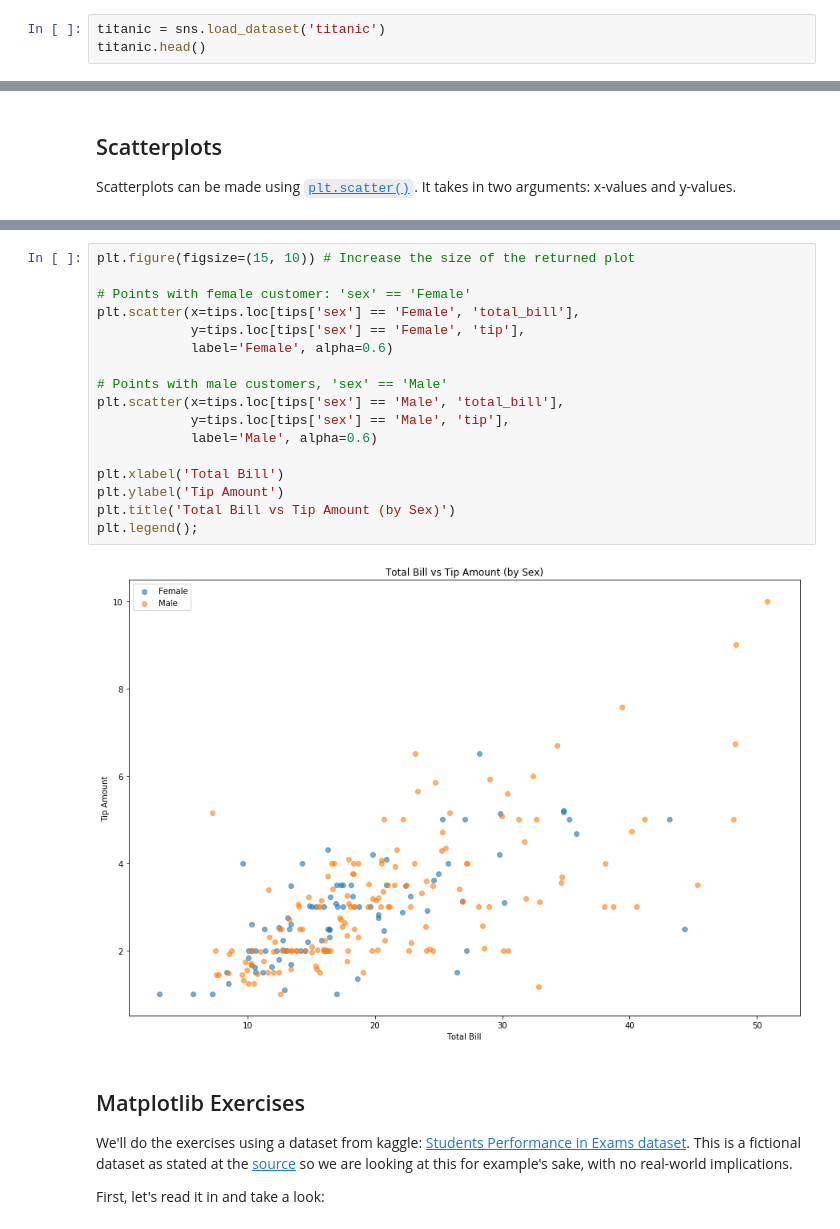
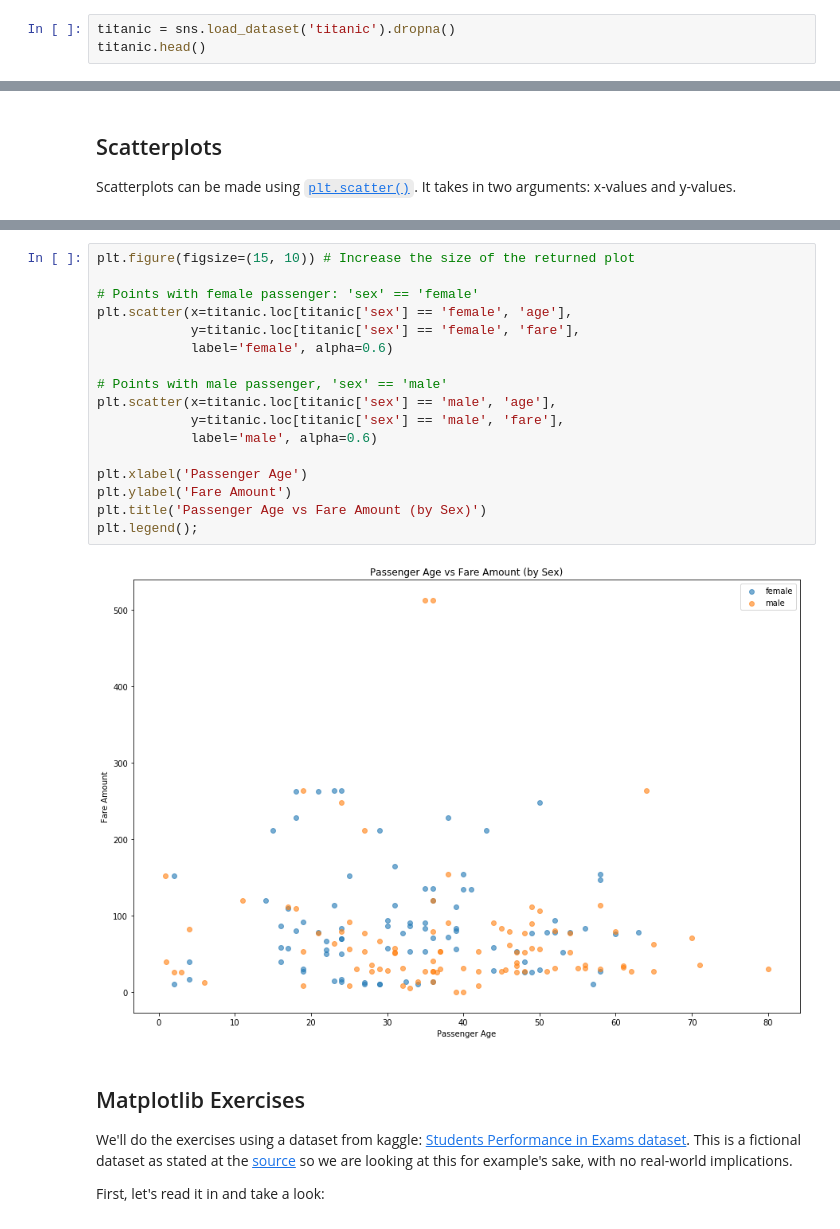
Before and after one commit to mpagador/python-libraries-visualization-workshop, a Jupyter notebook: DSS_Python_Libraries_Visualizations_Workshop_3_6_(Notebook).ipynb, the cells around one changed output, grey strips where cells are left out. Saved outputs shown, nothing was run; the diff lists cells and outputs as text.

```diff
--- a/DSS_Python_Libraries_Visualizations_Workshop_3_6_(Notebook).ipynb
+++ b/DSS_Python_Libraries_Visualizations_Workshop_3_6_(Notebook).ipynb
@@ -753,7 +753,7 @@ plt.plot(np.arange(0, 7, 1), np.random.rand(7, 1))
 ## Histograms
 To explore other types of charts, let's load in a built-in dataset from Seanborn and take a quick look:
 # %%
-titanic = sns.load_dataset('titanic')
+titanic = sns.load_dataset('titanic').dropna()
 titanic.head()
 # %% [output]
 |  | survived | pclass | sex | age | sibsp | parch | fare | embarked | class | who | ... |
@@ -796,22 +796,22 @@ plt.title('Total Bill vs Tip');
 # %%
 plt.figure(figsize=(15, 10)) # Increase the size of the returned plot
 
-# Points with female customer: 'sex' == 'Female'
-plt.scatter(x=tips.loc[tips['sex'] == 'Female', 'total_bill'],
-            y=tips.loc[tips['sex'] == 'Female', 'tip'],
-            label='Female', alpha=0.6)
+# Points with female passenger: 'sex' == 'female'
+plt.scatter(x=titanic.loc[titanic['sex'] == 'female', 'age'],
+            y=titanic.loc[titanic['sex'] == 'female', 'fare'],
+            label='female', alpha=0.6)
 
-# Points with male customers, 'sex' == 'Male'
-plt.scatter(x=tips.loc[tips['sex'] == 'Male', 'total_bill'],
-            y=tips.loc[tips['sex'] == 'Male', 'tip'],
-            label='Male', alpha=0.6)
+# Points with male passenger, 'sex' == 'male'
+plt.scatter(x=titanic.loc[titanic['sex'] == 'male', 'age'],
+            y=titanic.loc[titanic['sex'] == 'male', 'fare'],
+            label='male', alpha=0.6)
 
-plt.xlabel('Total Bill')
-plt.ylabel('Tip Amount')
-plt.title('Total Bill vs Tip Amount (by Sex)')
+plt.xlabel('Passenger Age')
+plt.ylabel('Fare Amount')
+plt.title('Passenger Age vs Fare Amount (by Sex)')
 plt.legend();
 # %% [output]
-[figure, old version]
+[figure, new version]
 # %% [markdown]
 ## Matplotlib Exercises
 We'll do the exercises using a dataset from kaggle: [Students Performance in Exams dataset](https://www.kaggle.com/spscientist/students-performance-in-exams). This is a fictional dataset as stated at the [source](http://roycekimmons.com/tools/generated_data/exams) so we are looking at this for example's sake, with no real-world implications.
```
Also changed, not shown: parts of 19 cells of this notebook.
